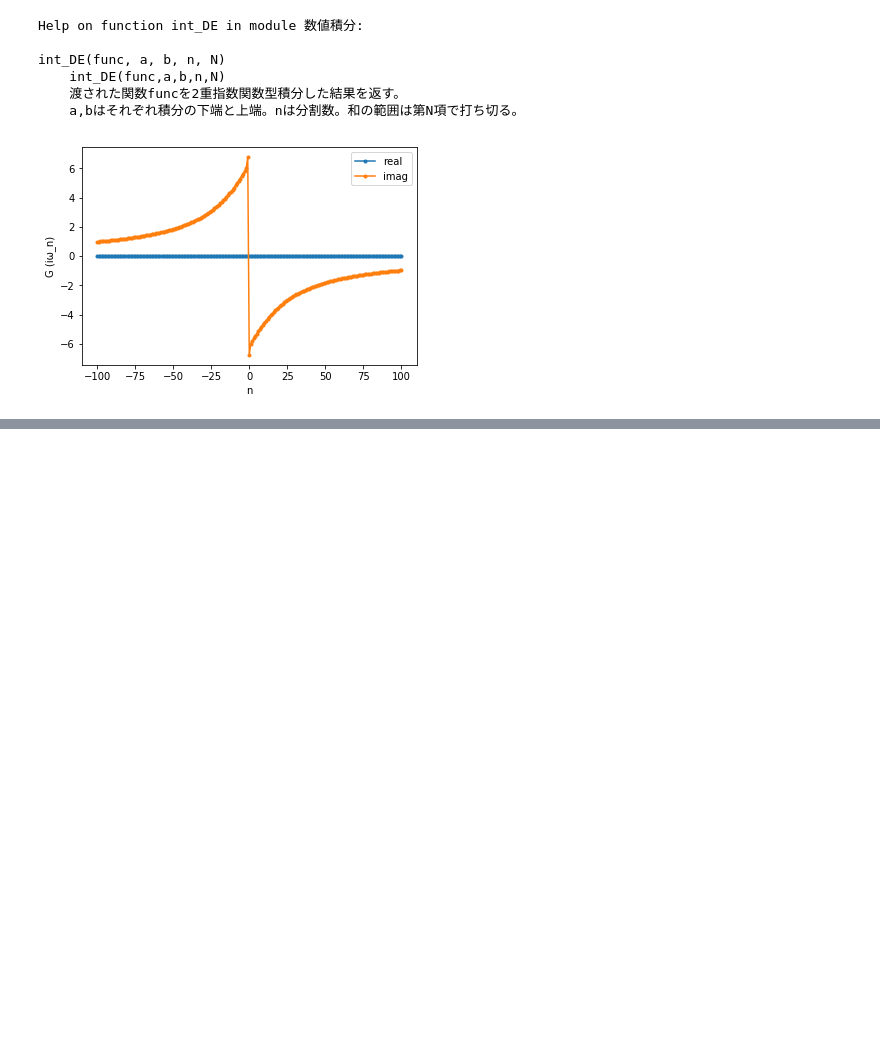
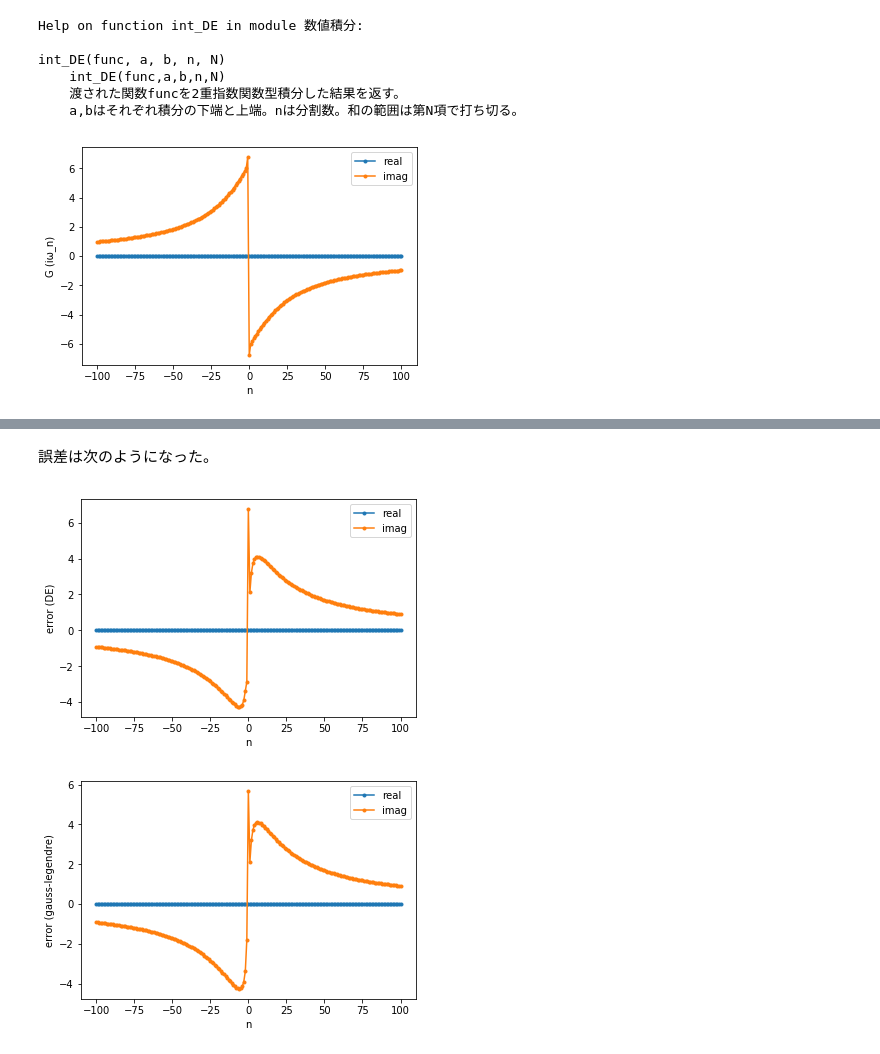
Before and after one commit to ykamizato/IPT, a Jupyter notebook: IPT,グリーン関数２.ipynb, the cells around one changed output, grey strips where cells are left out. Saved outputs shown, nothing was run; the diff lists cells and outputs as text; code cells hidden in the pictures; blank space fills up the shorter version.

```diff
--- a/IPT,グリーン関数２.ipynb
+++ b/IPT,グリーン関数２.ipynb
@@ -77,0 +115,21 @@ plt.show()
+# %% [markdown]
+誤差は次のようになった。
+# %%
+# DEの誤差を表示
+plt.plot(n_w, G_iw_ex.real-G_iw_DE.real, label='real', marker='.')
+plt.plot(n_w, G_iw_ex.imag-G_iw_DE.imag, label='imag', marker='.')
+plt.xlabel('n')
+plt.ylabel('error (DE)')
+plt.legend()
+plt.show()
+
+# ガウス・ルジャンドルの誤差を表示
+plt.plot(n_w, G_iw_ex.real-G_iw_gauss.real, label='real', marker='.')
+plt.plot(n_w, G_iw_ex.imag-G_iw_gauss.imag, label='imag', marker='.')
+plt.xlabel('n')
+plt.ylabel('error (gauss-legendre)')
+plt.legend()
+plt.show()
+# %% [output]
+[figure, added]
+[figure, added]
```
Also changed, not shown: parts of 3 cells of this notebook.
